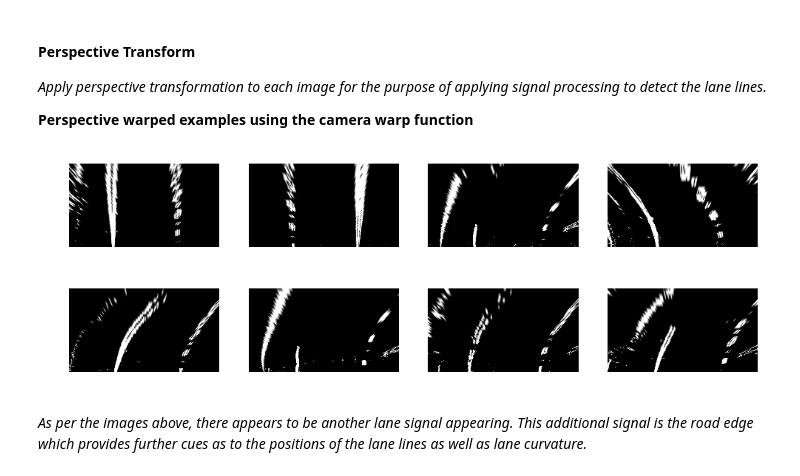
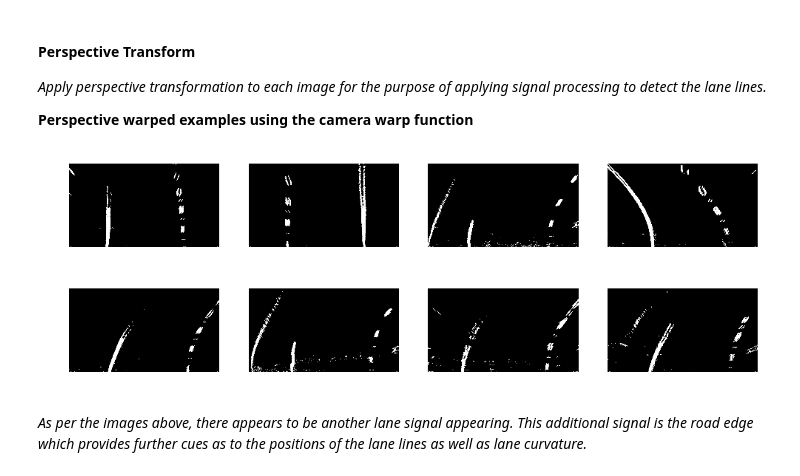
Before and after one commit to bdschrisk/CarND-Advanced-Lane-Finding-P4, a Jupyter notebook: Advanced-Lane-Lines-P4.ipynb, the cells around one changed output. Cells and saved outputs as stored; diff of their text form; code cells hidden in the pictures.

```diff
--- a/Advanced-Lane-Lines-P4.ipynb
+++ b/Advanced-Lane-Lines-P4.ipynb
@@ -363,12 +363,13 @@ plt.show()
 __Perspective warped examples using the camera warp function__
 # %%
 warped_examples = []
-for example in line_extracted_examples:
-    warped = camera.warp(example)
-    warped_examples.append(warped)
+for example in line_extraction_examples:
+    warped_img = camera.warp(example)
+    masked_img = lane_line_mask(warped_img, sobel_kernels, sobel_abs_thresh, sobel_mag_thresh, sobel_dir_thresh, mask)
+    warped_examples.append(masked_img)
 plot(warped_examples, 2, 4, 12., 4.)
 # %% [output]
-[figure, old version]
+[figure, new version]
 # %% [markdown]
 *As per the images above, there appears to be another lane signal appearing. This additional signal is the road edge which provides further cues as to the positions of the lane lines as well as lane curvature.*
 # %% [markdown]
```
Also changed, not shown: parts of 9 cells of this notebook, 2 other files.
